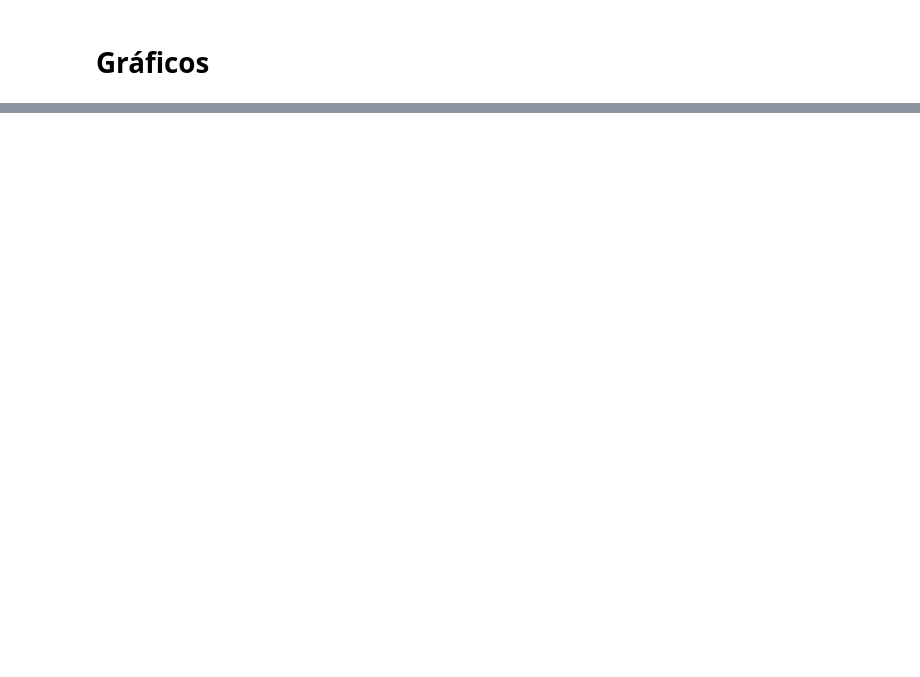
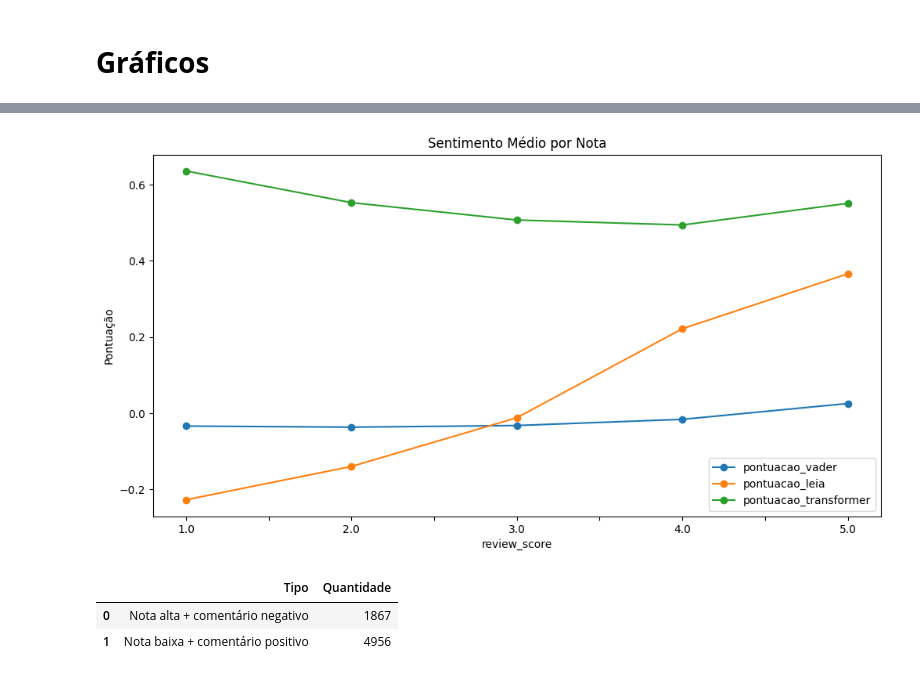
Before and after one commit to EnzoRibeiroDaSilva/Projeto_Integrador_Analise_de_Sentimento, a Jupyter notebook: Projeto_Estruturado.ipynb, the cells around one changed output, grey strips where cells are left out. Saved outputs shown, nothing was run; the diff lists cells and outputs as text; code cells hidden in the pictures; blank space fills up the shorter version.

```diff
--- a/Projeto_Estruturado.ipynb
+++ b/Projeto_Estruturado.ipynb
@@ -610,0 +932,24 @@ plt.show()
+# %%
+media_por_nota = (
+    df_completo
+    .groupby('review_score')
+    [
+        [
+            'pontuacao_vader',
+            'pontuacao_leia',
+            'pontuacao_transformer'
+        ]
+    ]
+    .mean()
+)
+
+media_por_nota.plot(
+    marker='o',
+    figsize=(12,6)
+)
+
+plt.title('Sentimento Médio por Nota')
+plt.ylabel('Pontuação')
+plt.show()
+# %% [output]
+[figure, added]
@@ -610,0 +968,15 @@ plt.show()
+# %%
+pd.DataFrame({
+    'Tipo': [
+        'Nota alta + comentário negativo',
+        'Nota baixa + comentário positivo'
+    ],
+    'Quantidade': [
+        len(incoerentes),
+        len(incoerentes2)
+    ]
+})
+# %% [output]
+|  | Tipo | Quantidade |
+| 0 | Nota alta + comentário negativo | 1867 |
+| 1 | Nota baixa + comentário positivo | 4956 |
```
Also changed, not shown: parts of 42 cells of this notebook.
